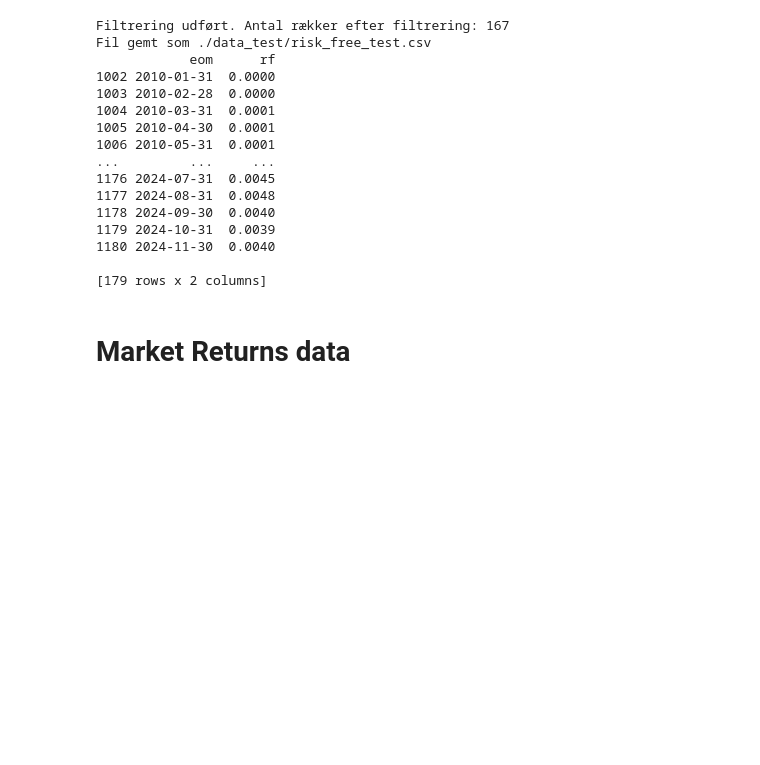
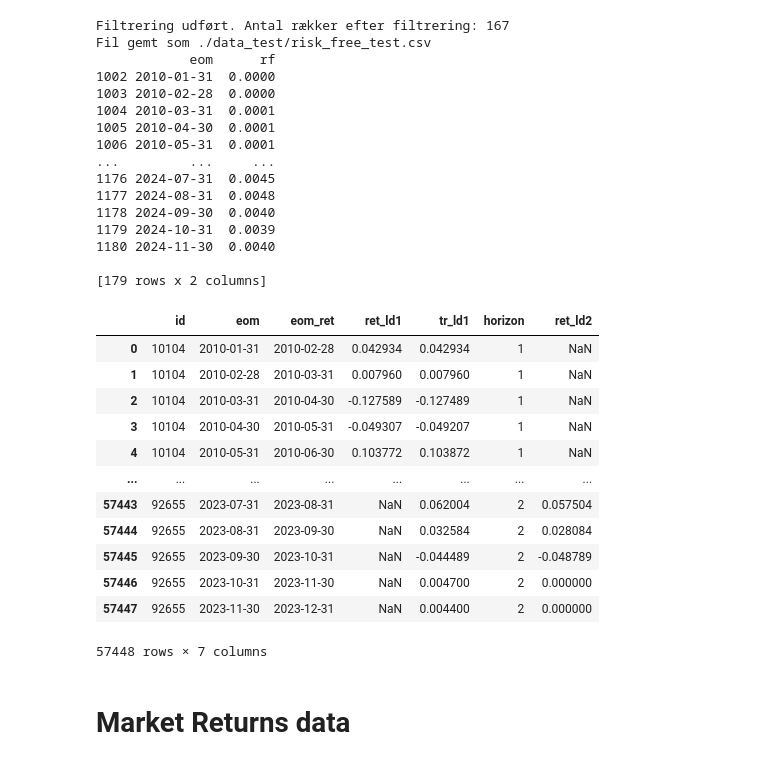
Before and after one commit to Hedegaard9/Master, a Jupyter notebook: data_analysis.ipynb, the cells around one changed output. Drawn from its saved outputs; the diff is of its cells as text; code cells hidden in the pictures; blank space fills up the shorter version.

Commit message:
Made a lot of new functions. We still need to make all data collected rdy to use

```diff
--- a/data_analysis.ipynb
+++ b/data_analysis.ipynb
@@ -852,6 +853,21 @@ from data_run_files import monthly_returns
 # %%
 h_list = [1,2]
-monthly_returns(risk_free_df, h_list, file_path)
+file_path_usa_test = "./data_test/usa_test.parquet"
+monthly_returns(risk_free_df, h_list, file_path_usa_test)
+# %% [output]
+|  | id | eom | eom_ret | ret_ld1 | tr_ld1 | horizon | ret_ld2 |
+| 0 | 10104 | 2010-01-31 | 2010-02-28 | 0.042934 | 0.042934 | 1 | NaN |
+| 1 | 10104 | 2010-02-28 | 2010-03-31 | 0.007960 | 0.007960 | 1 | NaN |
+| 2 | 10104 | 2010-03-31 | 2010-04-30 | -0.127589 | -0.127489 | 1 | NaN |
+| 3 | 10104 | 2010-04-30 | 2010-05-31 | -0.049307 | -0.049207 | 1 | NaN |
+| 4 | 10104 | 2010-05-31 | 2010-06-30 | 0.103772 | 0.103872 | 1 | NaN |
+| ... | ... | ... | ... | ... | ... | ... | ... |
+| 57443 | 92655 | 2023-07-31 | 2023-08-31 | NaN | 0.062004 | 2 | 0.057504 |
+| 57444 | 92655 | 2023-08-31 | 2023-09-30 | NaN | 0.032584 | 2 | 0.028084 |
+| 57445 | 92655 | 2023-09-30 | 2023-10-31 | NaN | -0.044489 | 2 | -0.048789 |
+| 57446 | 92655 | 2023-10-31 | 2023-11-30 | NaN | 0.004700 | 2 | 0.000000 |
+| 57447 | 92655 | 2023-11-30 | 2023-12-31 | NaN | 0.004400 | 2 | 0.000000 |
+57448 rows × 7 columns
 # %% [markdown]
 # Market Returns data
 # %%
```
Also changed, not shown: parts of 1 cell of this notebook, 3 other files.
